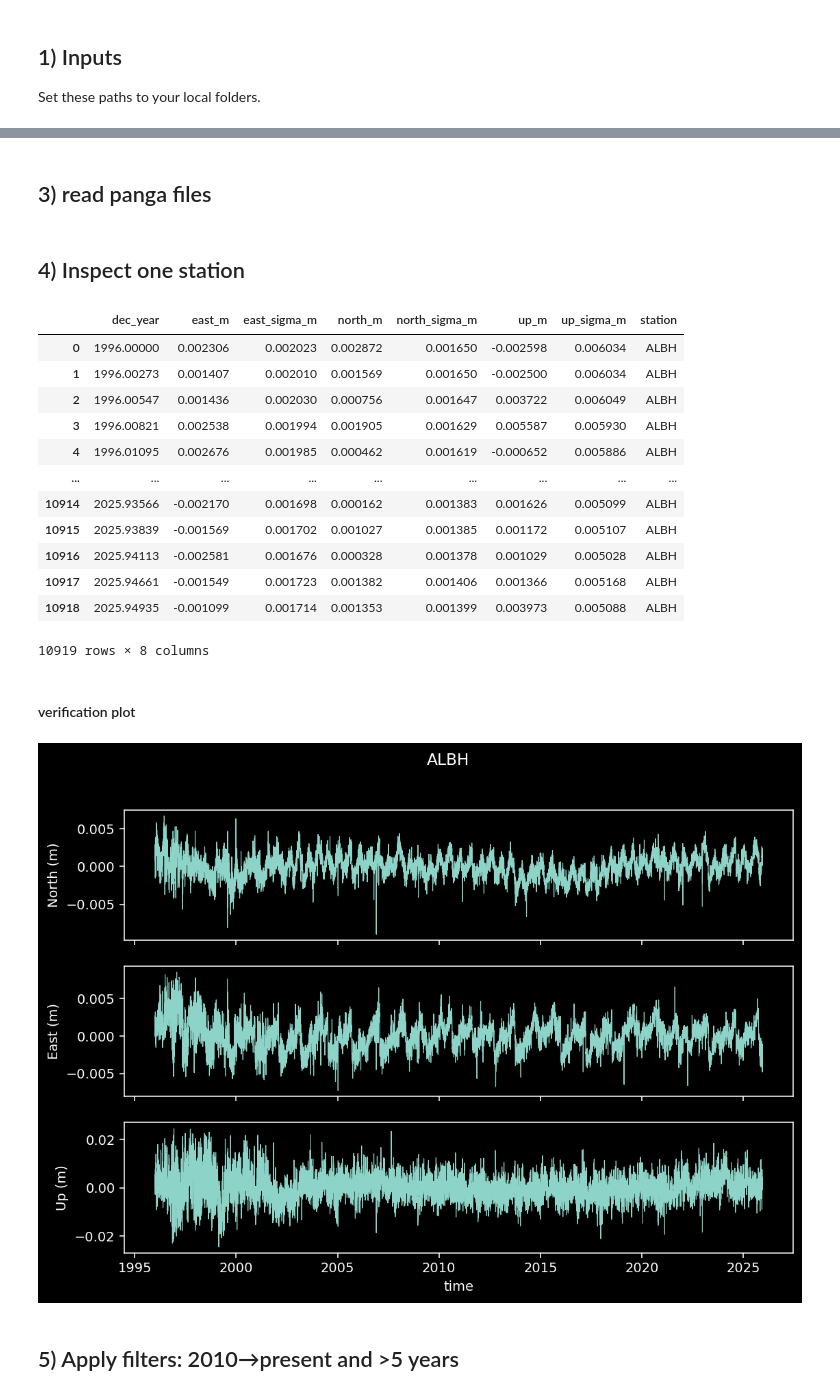
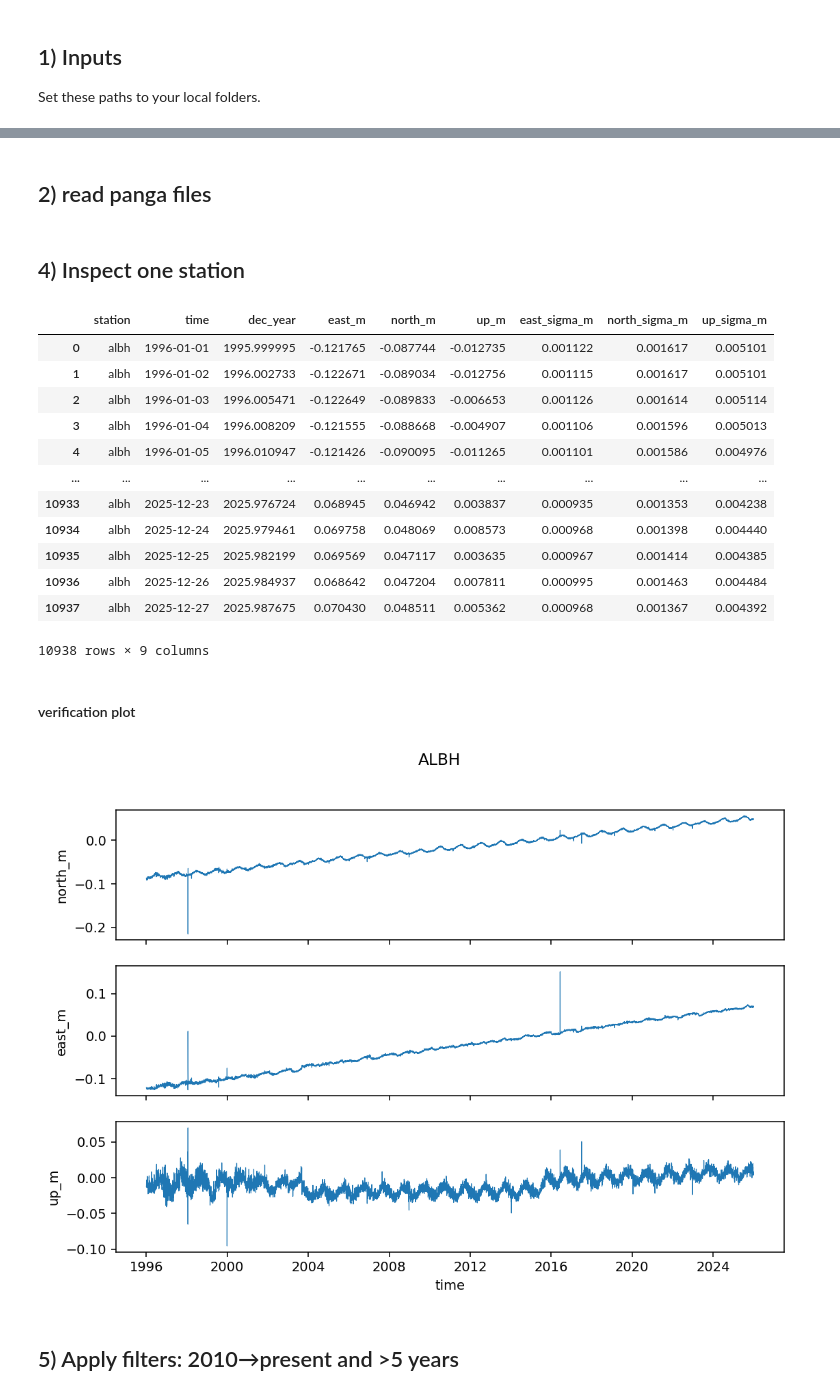
Before and after one commit to cascadiaquakes/GNSS-data-preprocessing, a Jupyter notebook: gnss_panga_eda_xarray.ipynb, the cells around one changed output, grey strips where cells are left out. Saved outputs shown, nothing was run; the diff lists cells and outputs as text; code cells hidden in the pictures.

```diff
--- a/gnss_panga_eda_xarray.ipynb
+++ b/gnss_panga_eda_xarray.ipynb
@@ -30,10 +29,8 @@ plt.rcParams["figure.dpi"] = 140
 
 Set these paths to your local folders.
 # %%
-DATA_DIR = Path("./data/panga_daily_cleaned")  # directory containing *.tenv3
-MANIFEST = Path("./outputs/panga/manifest.csv")  # produced by downloader
+DATA_DIR = Path("./data/panga_nam20_20260117/")  # directory containing *.series
 
 assert DATA_DIR.exists(), f"Missing {DATA_DIR.resolve()}"
-assert MANIFEST.exists(), f"Missing {MANIFEST.resolve()}"
-print("OK:", DATA_DIR, MANIFEST)
+print("OK:", DATA_DIR)
 # %% [output]
@@ -61,3 +38,3 @@ Name: count, dtype: float64
 # %% [markdown]
-## 3) read panga files
+## 2) read panga files
 # %%
@@ -170,43 +185,42 @@ def read_panga_station_dqrfit(
 ## 4) Inspect one station
 # %%
 stat = "ALBH"
-component = "lat"
 
-raw = read_panga_station_dqrfit(DATA_DIR, stat)
+raw = read_panga_series_station(DATA_DIR, stat)
 raw
 # %% [output]
-|  | dec_year | east_m | east_sigma_m | north_m | north_sigma_m | up_m | up_sigma_m | station |
-| 0 | 1996.00000 | 0.002306 | 0.002023 | 0.002872 | 0.001650 | -0.002598 | 0.006034 | ALBH |
-| 1 | 1996.00273 | 0.001407 | 0.002010 | 0.001569 | 0.001650 | -0.002500 | 0.006034 | ALBH |
-| 2 | 1996.00547 | 0.001436 | 0.002030 | 0.000756 | 0.001647 | 0.003722 | 0.006049 | ALBH |
-| 3 | 1996.00821 | 0.002538 | 0.001994 | 0.001905 | 0.001629 | 0.005587 | 0.005930 | ALBH |
-| 4 | 1996.01095 | 0.002676 | 0.001985 | 0.000462 | 0.001619 | -0.000652 | 0.005886 | ALBH |
-| ... | ... | ... | ... | ... | ... | ... | ... | ... |
-| 10914 | 2025.93566 | -0.002170 | 0.001698 | 0.000162 | 0.001383 | 0.001626 | 0.005099 | ALBH |
-| 10915 | 2025.93839 | -0.001569 | 0.001702 | 0.001027 | 0.001385 | 0.001172 | 0.005107 | ALBH |
-| 10916 | 2025.94113 | -0.002581 | 0.001676 | 0.000328 | 0.001378 | 0.001029 | 0.005028 | ALBH |
-| 10917 | 2025.94661 | -0.001549 | 0.001723 | 0.001382 | 0.001406 | 0.001366 | 0.005168 | ALBH |
-| 10918 | 2025.94935 | -0.001099 | 0.001714 | 0.001353 | 0.001399 | 0.003973 | 0.005088 | ALBH |
+|  | station | time | dec_year | east_m | north_m | up_m | east_sigma_m | north_sigma_m | up_sigma_m |
+| 0 | albh | 1996-01-01 | 1995.999995 | -0.121765 | -0.087744 | -0.012735 | 0.001122 | 0.001617 | 0.005101 |
+| 1 | albh | 1996-01-02 | 1996.002733 | -0.122671 | -0.089034 | -0.012756 | 0.001115 | 0.001617 | 0.005101 |
+| 2 | albh | 1996-01-03 | 1996.005471 | -0.122649 | -0.089833 | -0.006653 | 0.001126 | 0.001614 | 0.005114 |
+| 3 | albh | 1996-01-04 | 1996.008209 | -0.121555 | -0.088668 | -0.004907 | 0.001106 | 0.001596 | 0.005013 |
+| 4 | albh | 1996-01-05 | 1996.010947 | -0.121426 | -0.090095 | -0.011265 | 0.001101 | 0.001586 | 0.004976 |
+| ... | ... | ... | ... | ... | ... | ... | ... | ... | ... |
+| 10933 | albh | 2025-12-23 | 2025.976724 | 0.068945 | 0.046942 | 0.003837 | 0.000935 | 0.001353 | 0.004238 |
+| 10934 | albh | 2025-12-24 | 2025.979461 | 0.069758 | 0.048069 | 0.008573 | 0.000968 | 0.001398 | 0.004440 |
+| 10935 | albh | 2025-12-25 | 2025.982199 | 0.069569 | 0.047117 | 0.003635 | 0.000967 | 0.001414 | 0.004385 |
+| 10936 | albh | 2025-12-26 | 2025.984937 | 0.068642 | 0.047204 | 0.007811 | 0.000995 | 0.001463 | 0.004484 |
+| 10937 | albh | 2025-12-27 | 2025.987675 | 0.070430 | 0.048511 | 0.005362 | 0.000968 | 0.001367 | 0.004392 |
-10919 rows × 8 columns
+10938 rows × 9 columns
 # %% [markdown]
 #### verification plot
 # %%
 fig, ax = plt.subplots(3, 1, figsize=(9, 6), sharex=True)
 
-ax[0].plot(raw.dec_year, raw.north_m, lw=0.6)
-ax[0].set_ylabel("North (m)")
+ax[0].plot(raw.time, raw.north_m, lw=0.6)
+ax[0].set_ylabel("north_m")
 
-ax[1].plot(raw.dec_year, raw.east_m, lw=0.6)
-ax[1].set_ylabel("East (m)")
+ax[1].plot(raw.time, raw.east_m, lw=0.6)
+ax[1].set_ylabel("east_m")
 
-ax[2].plot(raw.dec_year, raw.up_m, lw=0.6)
-ax[2].set_ylabel("Up (m)")
+ax[2].plot(raw.time, raw.up_m, lw=0.6)
+ax[2].set_ylabel("up_m")
 ax[2].set_xlabel("time")
 
 plt.suptitle(stat)
 plt.show()
 # %% [output]
-[figure, old version]
+[figure, new version]
 # %% [markdown]
 ## 5) Apply filters: 2010→present and >5 years
 # %%
```
Also changed, not shown: parts of 16 cells of this notebook.
